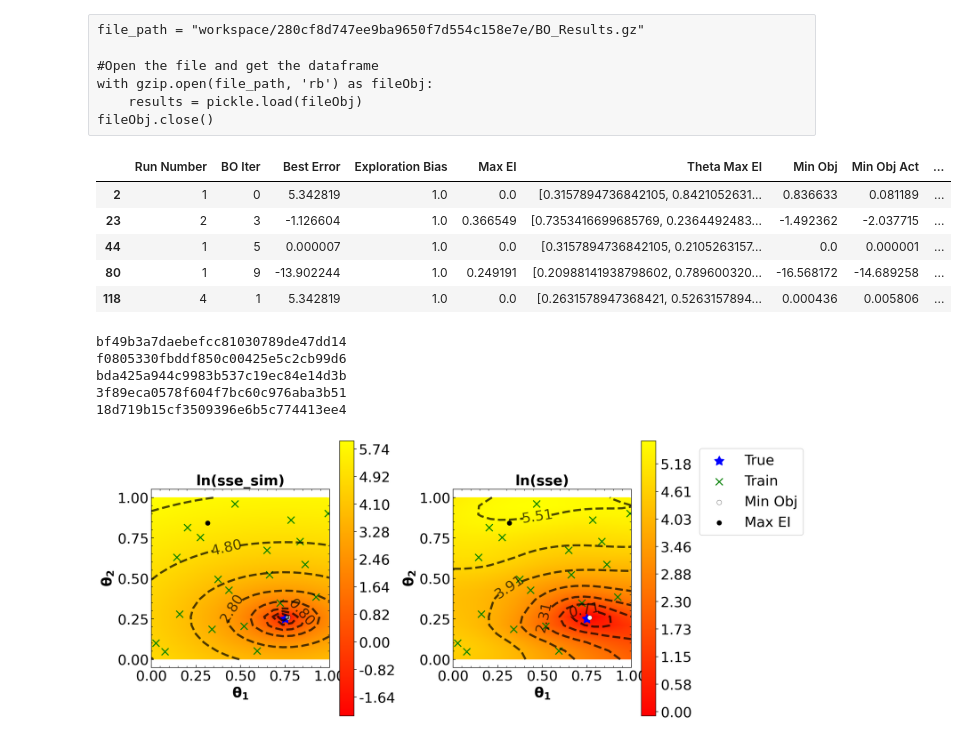
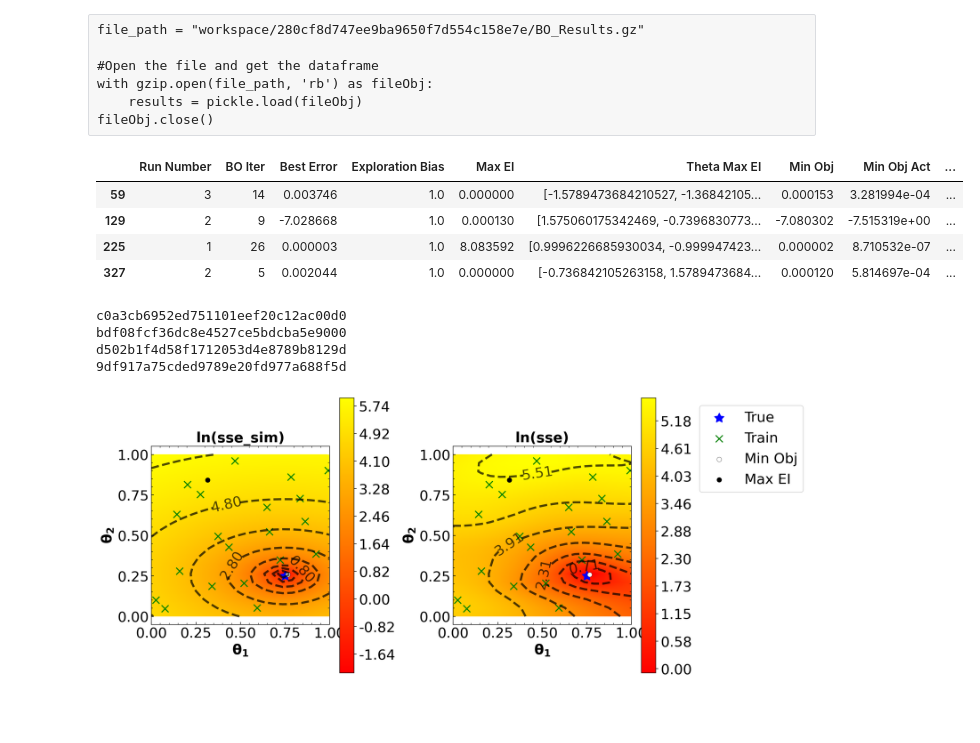
Before and after one commit to dowlinglab/GPBO_Emulators, a Jupyter notebook: experiment_analysis.ipynb, the cells around one changed output. Drawn from its saved outputs; the diff is of its cells as text; code cells hidden in the pictures; blank space fills up the shorter version.

```diff
--- a/experiment_analysis.ipynb
+++ b/experiment_analysis.ipynb
@@ -53,9 +53,9 @@ fileObj.close()
 #From signac
 import signac
 date_time_str = None
-meth_name_str_list = [1, 2, 3, 4, 5]
+meth_name_str_list = [1, 2, 3, 5]
 study_id = "ep"
-save_csv = False
+save_csv = True
 
 
 criteria_dict = {"cs_name_val" : 1,
@@ -63,6 +63,7 @@ criteria_dict = {"cs_name_val" : 1,
                  "retrain_GP": 25,
                  "num_x_data": 5,
                  "outputscl": 1,
+                 "bo_iter_tot": 50,
                  "num_val_pts": 20,
                  "lenscl": None}
 
@@ -78,30 +79,29 @@ for meth_name_val in meth_name_str_list:
 # df = df[df['EP Method Val'] == 4]
 # %%
 ### Get Best Data from ep experiment
-save_csv = False
+save_csv = True
 df_best = get_best_data(df, study_id, name_cs_str, theta_true, job_list, date_time_str, save_csv)
 df_best
 
 # df_best["Min Obj Act"].iloc[2]
 # save_path = "Results/" + study_id + "_study/" + cs_name + "/" + param_name_str + "/" +  study_id + "_study_best.csv"
 # df_best.to_csv(save_path, header = True)
 # #Get Mean Data from ep experiment
 # df_mean = get_mean_data(df, study_id, name_cs_str, theta_true, param_name_str, date_time_str, save_csv)
 # df_mean
 
 # #Get Median Data from ep experiment
 # df_median = get_median_data(df, study_id, name_cs_str, theta_true, param_name_str, date_time_str, save_csv)
 
 # #Get Median of Best Data from ep experiment
 # df_median_best = get_median_data(df_best, study_id, name_cs_str, theta_true, param_name_str, date_time_str, save_csv)
 # df_median_best
 # %% [output]
 |  | Run Number | BO Iter | Best Error | Exploration Bias | Max EI | Theta Max EI | Min Obj | Min Obj Act | ... |
-| 2 | 1 | 0 | 5.342819 | 1.0 | 0.0 | [0.3157894736842105, 0.8421052631... | 0.836633 | 0.081189 | ... |
-| 23 | 2 | 3 | -1.126604 | 1.0 | 0.366549 | [0.7353416699685769, 0.2364492483... | -1.492362 | -2.037715 | ... |
-| 44 | 1 | 5 | 0.000007 | 1.0 | 0.0 | [0.3157894736842105, 0.2105263157... | 0.0 | 0.000001 | ... |
-| 80 | 1 | 9 | -13.902244 | 1.0 | 0.249191 | [0.20988141938798602, 0.789600320... | -16.568172 | -14.689258 | ... |
-| 118 | 4 | 1 | 5.342819 | 1.0 | 0.0 | [0.2631578947368421, 0.5263157894... | 0.000436 | 0.005806 | ... |
+| 59 | 3 | 14 | 0.003746 | 1.0 | 0.000000 | [-1.5789473684210527, -1.36842105... | 0.000153 | 3.281994e-04 | ... |
+| 129 | 2 | 9 | -7.028668 | 1.0 | 0.000130 | [1.575060175342469, -0.7396830773... | -7.080302 | -7.515319e+00 | ... |
+| 225 | 1 | 26 | 0.000003 | 1.0 | 8.083592 | [0.9996226685930034, -0.999947423... | 0.000002 | 8.710532e-07 | ... |
+| 327 | 2 | 5 | 0.002044 | 1.0 | 0.000000 | [-0.736842105263158, 1.5789473684... | 0.000120 | 5.814697e-04 | ... |
 # %%
 #Get only the jobs which are the best
 project = signac.get_project()
@@ -125,11 +125,10 @@ for meth_name_val in meth_name_str_list:
 for i in range(len(job_list_best)):
     print(job_list_best[i].id)
 # %% [output]
-bf49b3a7daebefcc81030789de47dd14
-f0805330fbddf850c00425e5c2cb99d6
-bda425a944c9983b537c19ec84e14d3b
-3f89eca0578f604f7bc60c976aba3b51
-18d719b15cf3509396e6b5c774413ee4
+c0a3cb6952ed751101eef20c12ac00d0
+bdf08fcf36dc8e4527ce5bdcba5e9000
+d502b1f4d58f1712053d4e8789b8129d
+9df917a75cded9789e20fd977a688f5d
 # %%
 #Make heat maps
 title_fontsize = 24
```
Also changed, not shown: parts of 1 cell of this notebook, 3 other files.
